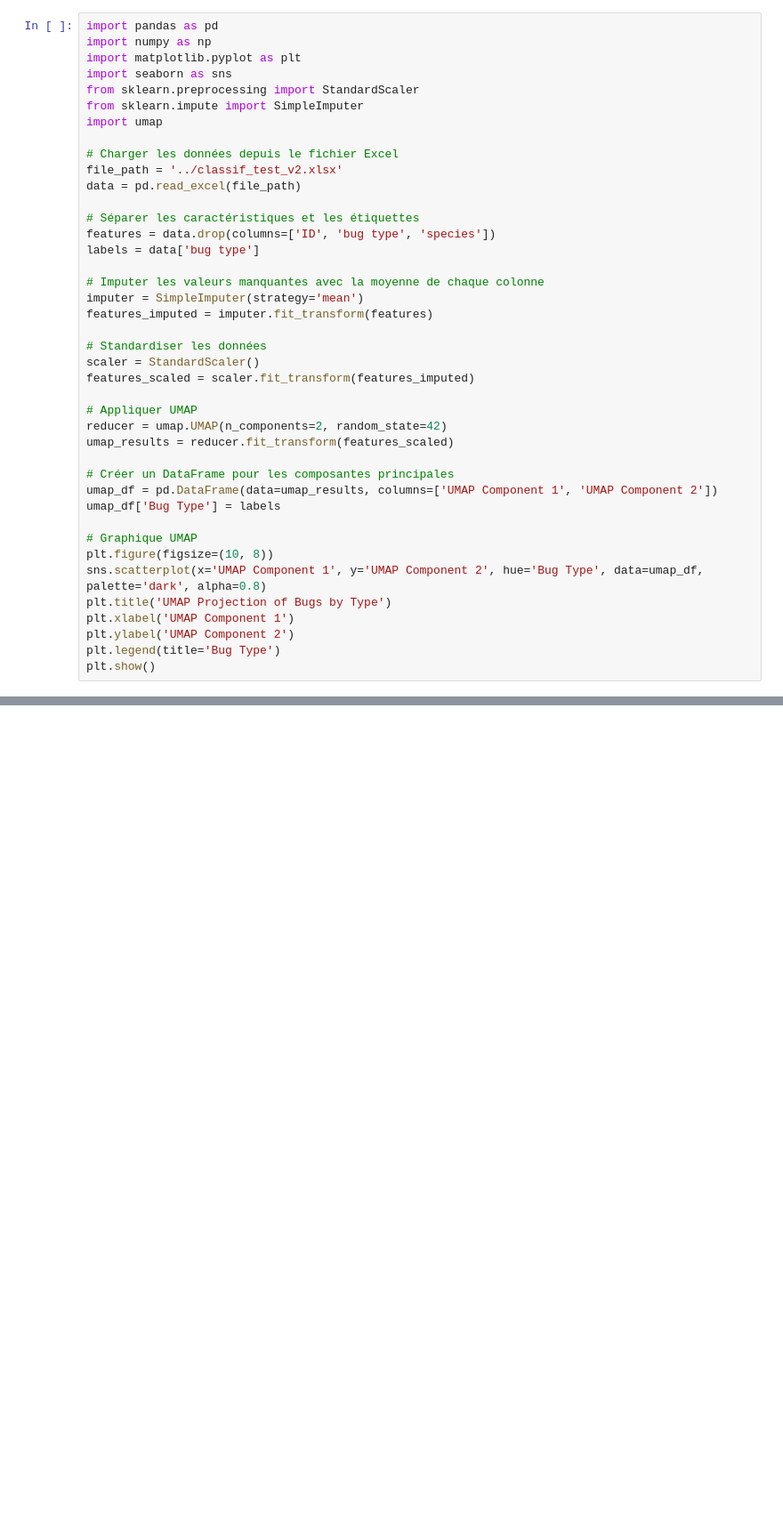
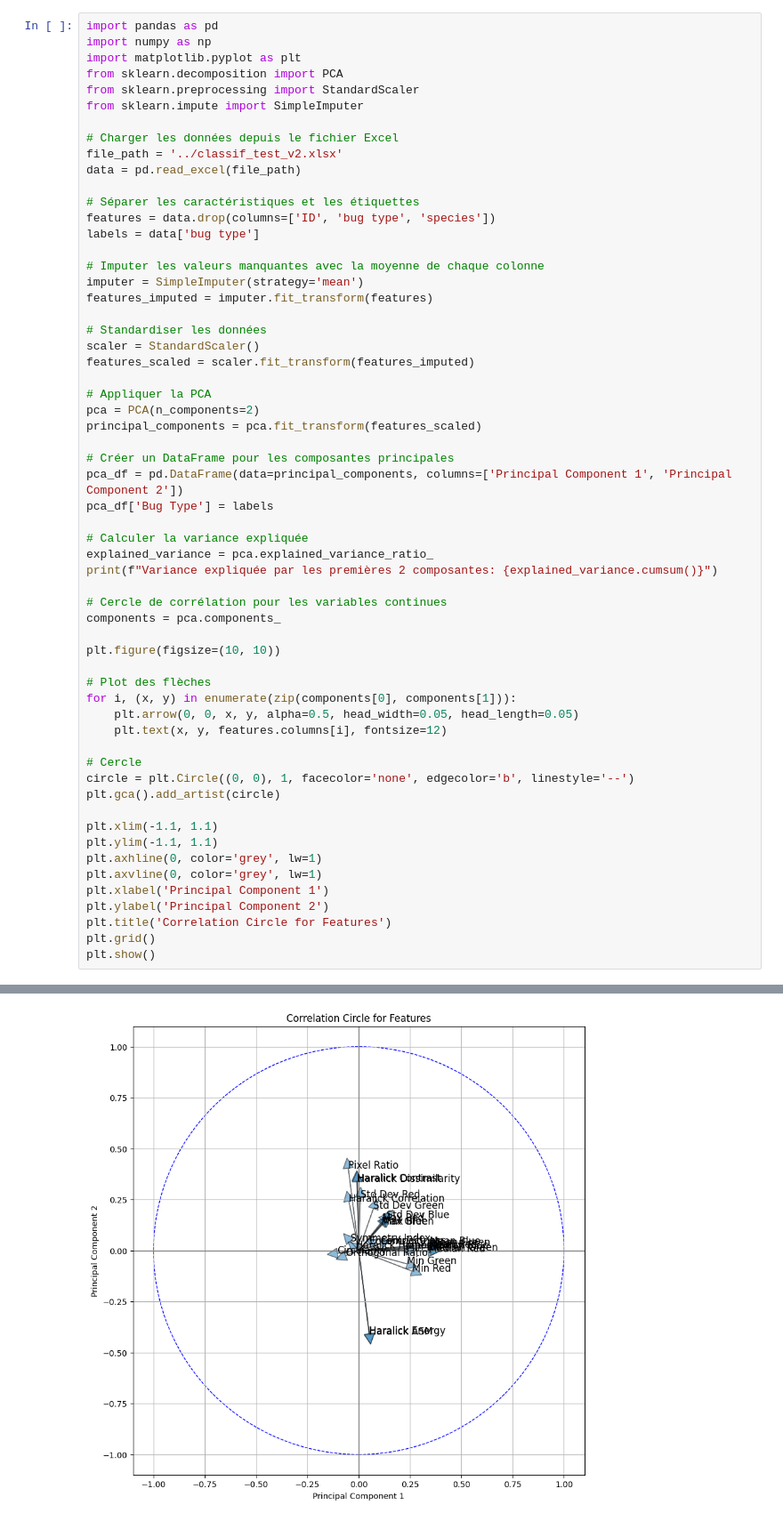
Before and after one commit to julientournier6/dataetia, a Jupyter notebook: data_visualization/vizualisations_finales.ipynb, the cells around one changed output, grey strips where cells are left out. Shown at 89% size. Drawn from its saved outputs; the diff is of its cells as text; blank space fills up the shorter version.

```diff
--- a/data_visualization/vizualisations_finales.ipynb
+++ b/data_visualization/vizualisations_finales.ipynb
@@ -182,10 +245,9 @@ dtype: object
 import pandas as pd
 import numpy as np
 import matplotlib.pyplot as plt
-import seaborn as sns
+from sklearn.decomposition import PCA
 from sklearn.preprocessing import StandardScaler
 from sklearn.impute import SimpleImputer
-import umap
 
 # Charger les données depuis le fichier Excel
 file_path = '../classif_test_v2.xlsx'
@@ -203,20 +265,39 @@ features_imputed = imputer.fit_transform(features)
 scaler = StandardScaler()
 features_scaled = scaler.fit_transform(features_imputed)
 
-# Appliquer UMAP
-reducer = umap.UMAP(n_components=2, random_state=42)
-umap_results = reducer.fit_transform(features_scaled)
+# Appliquer la PCA
+pca = PCA(n_components=2)
+principal_components = pca.fit_transform(features_scaled)
 
 # Créer un DataFrame pour les composantes principales
-umap_df = pd.DataFrame(data=umap_results, columns=['UMAP Component 1', 'UMAP Component 2'])
-umap_df['Bug Type'] = labels
+pca_df = pd.DataFrame(data=principal_components, columns=['Principal Component 1', 'Principal Component 2'])
+pca_df['Bug Type'] = labels
 
-# Graphique UMAP
-plt.figure(figsize=(10, 8))
-sns.scatterplot(x='UMAP Component 1', y='UMAP Component 2', hue='Bug Type', data=umap_df, palette='dark', alpha=0.8)
-plt.title('UMAP Projection of Bugs by Type')
-plt.xlabel('UMAP Component 1')
-plt.ylabel('UMAP Component 2')
-plt.legend(title='Bug Type')
+# Calculer la variance expliquée
+explained_variance = pca.explained_variance_ratio_
+print(f"Variance expliquée par les premières 2 composantes: {explained_variance.cumsum()}")
+
+# Cercle de corrélation pour les variables continues
+components = pca.components_
+
+plt.figure(figsize=(10, 10))
+
+# Plot des flèches
+for i, (x, y) in enumerate(zip(components[0], components[1])):
+    plt.arrow(0, 0, x, y, alpha=0.5, head_width=0.05, head_length=0.05)
+    plt.text(x, y, features.columns[i], fontsize=12)
+
+# Cercle
+circle = plt.Circle((0, 0), 1, facecolor='none', edgecolor='b', linestyle='--')
+plt.gca().add_artist(circle)
+
+plt.xlim(-1.1, 1.1)
+plt.ylim(-1.1, 1.1)
+plt.axhline(0, color='grey', lw=1)
+plt.axvline(0, color='grey', lw=1)
+plt.xlabel('Principal Component 1')
+plt.ylabel('Principal Component 2')
+plt.title('Correlation Circle for Features')
+plt.grid()
 plt.show()
 # %% [output]
@@ -223,0 +305 @@ ModuleNotFoundError: No module named 'umap'
+[figure, added]
```
Also changed, not shown: parts of 6 cells of this notebook.
